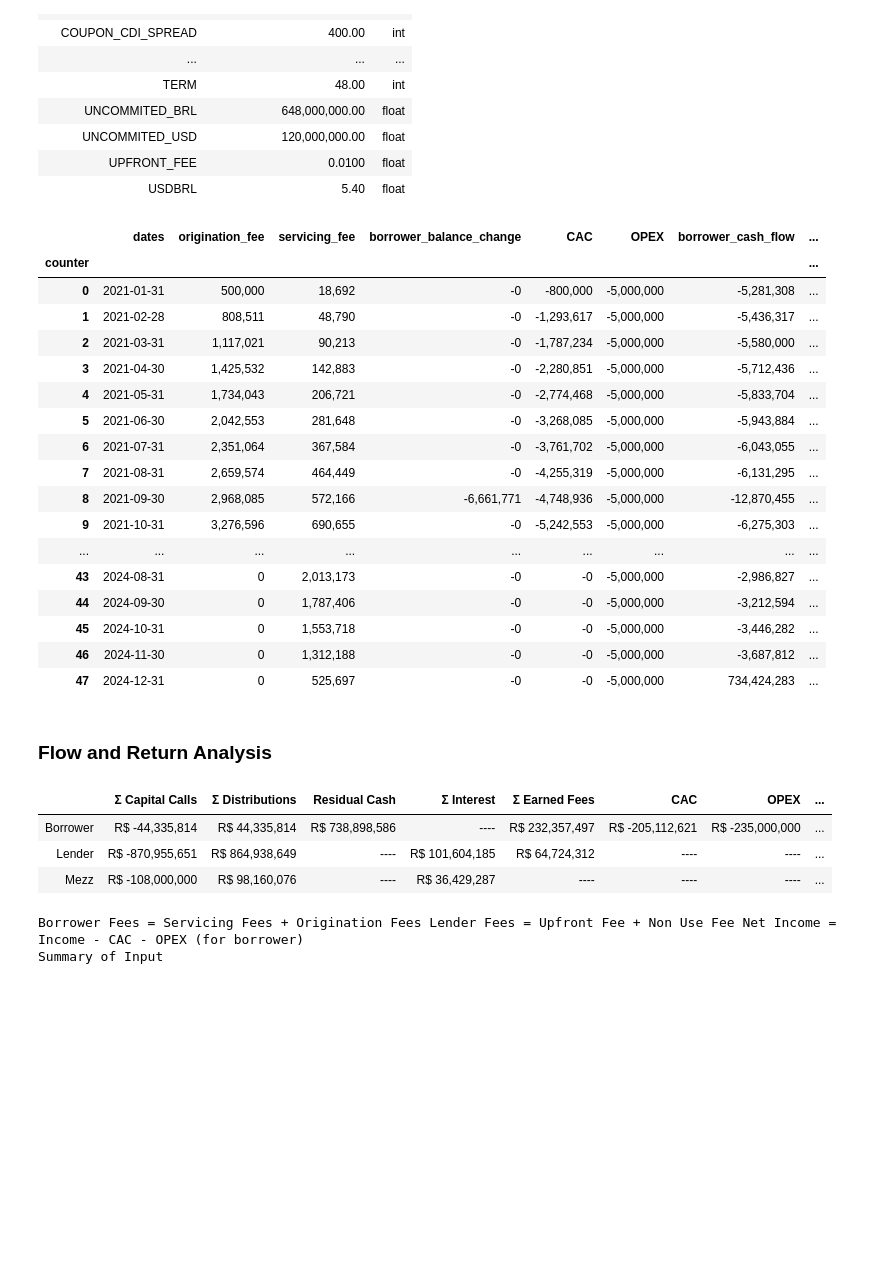
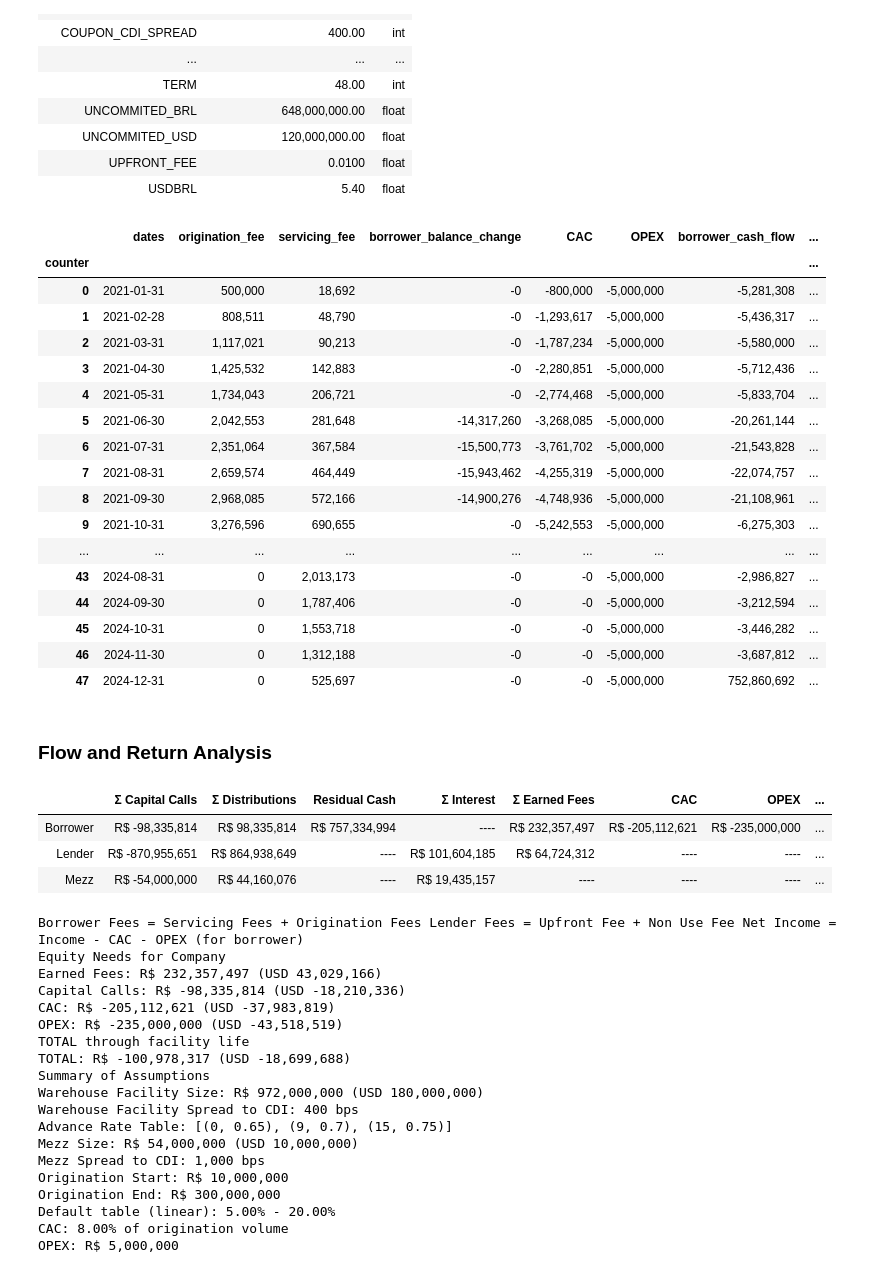
Before and after one commit to Thethirtyone/warehouse, a Jupyter notebook: warehouse_facility.ipynb, the cells around one changed output. Cells and saved outputs as stored; diff of their text form; code cells hidden in the pictures; blank space fills up the shorter version.

```diff
--- a/warehouse_facility.ipynb
+++ b/warehouse_facility.ipynb
@@ -62,7 +63,7 @@ PRE_MONEY_VAL = 200e6
 LEAD_WARRANTS = 0.01
 
 # Mezzanine indicative Terms
-MEZZ_SIZE_USD = 20e6
+MEZZ_SIZE_USD = 10e6
 MEZZ_SIZE = MEZZ_SIZE_USD * USDBRL
 MEZZ_SPREAD_CDI = 1000
 
@@ -427,17 +428,17 @@ df_b[['dates', 'origination_fee', 'servicing_fee', 'borrower_balance_change', 'C
 | 2 | 2021-03-31 | 1,117,021 | 90,213 | -0 | -1,787,234 | -5,000,000 | -5,580,000 | ... |
 | 3 | 2021-04-30 | 1,425,532 | 142,883 | -0 | -2,280,851 | -5,000,000 | -5,712,436 | ... |
 | 4 | 2021-05-31 | 1,734,043 | 206,721 | -0 | -2,774,468 | -5,000,000 | -5,833,704 | ... |
-| 5 | 2021-06-30 | 2,042,553 | 281,648 | -0 | -3,268,085 | -5,000,000 | -5,943,884 | ... |
-| 6 | 2021-07-31 | 2,351,064 | 367,584 | -0 | -3,761,702 | -5,000,000 | -6,043,055 | ... |
-| 7 | 2021-08-31 | 2,659,574 | 464,449 | -0 | -4,255,319 | -5,000,000 | -6,131,295 | ... |
-| 8 | 2021-09-30 | 2,968,085 | 572,166 | -6,661,771 | -4,748,936 | -5,000,000 | -12,870,455 | ... |
+| 5 | 2021-06-30 | 2,042,553 | 281,648 | -14,317,260 | -3,268,085 | -5,000,000 | -20,261,144 | ... |
+| 6 | 2021-07-31 | 2,351,064 | 367,584 | -15,500,773 | -3,761,702 | -5,000,000 | -21,543,828 | ... |
+| 7 | 2021-08-31 | 2,659,574 | 464,449 | -15,943,462 | -4,255,319 | -5,000,000 | -22,074,757 | ... |
+| 8 | 2021-09-30 | 2,968,085 | 572,166 | -14,900,276 | -4,748,936 | -5,000,000 | -21,108,961 | ... |
 | 9 | 2021-10-31 | 3,276,596 | 690,655 | -0 | -5,242,553 | -5,000,000 | -6,275,303 | ... |
 | ... | ... | ... | ... | ... | ... | ... | ... | ... |
 | 43 | 2024-08-31 | 0 | 2,013,173 | -0 | -0 | -5,000,000 | -2,986,827 | ... |
 | 44 | 2024-09-30 | 0 | 1,787,406 | -0 | -0 | -5,000,000 | -3,212,594 | ... |
 | 45 | 2024-10-31 | 0 | 1,553,718 | -0 | -0 | -5,000,000 | -3,446,282 | ... |
 | 46 | 2024-11-30 | 0 | 1,312,188 | -0 | -0 | -5,000,000 | -3,687,812 | ... |
-| 47 | 2024-12-31 | 0 | 525,697 | -0 | -0 | -5,000,000 | 734,424,283 | ... |
+| 47 | 2024-12-31 | 0 | 525,697 | -0 | -0 | -5,000,000 | 752,860,692 | ... |
 # %%
 # Return summary statistics
 # Borrower Cash Flows
@@ -451,7 +452,7 @@ borrower_fees = df_b['origination_fee'].sum()	+ df_b['servicing_fee'].sum()
 borrower_cac = df_b['CAC'].sum()
 borrower_opex = df_b['OPEX'].sum()
 borrower_pnl = df['margin_call'].sum() + borrower_distributions + borrower_fees + df.iloc[-1]['cash_balance'] + borrower_cac + borrower_opex
-borrower_roc = borrower_pnl / (-df['margin_call'].sum())
+borrower_roc = borrower_pnl / (-df['margin_call'].sum() - borrower_cac - borrower_opex)
 
 df['lender_change'] = df['lender_balance'].diff()
 lender_distributions = df[df['lender_change'] > 0]['lender_change'].sum()
@@ -590,39 +591,73 @@ table_html = f"""
     ----
     </td>
     <td style='background=light_grey'>
     ----
     </td>
     <td style='background=light_grey'>
     ----
     </td>
     <td>
     R$ {str('{:,.0f}'.format(mezz_pnl))}
     </td>
     <td>
      {str('{:,.2f}'.format(mezz_roc * 100))} %
     </td>
 
 </tr>
 </tbody>
 </table>
 </br></br>
 <small>
 Borrower Fees = Servicing Fees + Origination Fees</br>
 Lender Fees = Upfront Fee + Non Use Fee
 Net Income = Income - CAC - OPEX  (for borrower)
 </small>
-<h3 style='border-bottom-style: solid; border-bottom-color: coral'> Summary of Input </h3>
+<h3 style='border-bottom-style: solid; border-bottom-color: coral'> Equity Needs for Company </h3>
+<p>Earned Fees: R$ {str('{:,.0f}'.format(borrower_fees))} (USD {str('{:,.0f}'.format(borrower_fees/USDBRL))})</p>
+<p>Capital Calls: R$ {str('{:,.0f}'.format(df['margin_call'].sum()))} (USD {str('{:,.0f}'.format(df['margin_call'].sum() / USDBRL))})</p>
+<p>CAC: R$ {str('{:,.0f}'.format(borrower_cac))} (USD {str('{:,.0f}'.format(borrower_cac/USDBRL))})</p>
+<p>OPEX: R$ {str('{:,.0f}'.format(borrower_opex))} (USD {str('{:,.0f}'.format(borrower_opex/USDBRL))})</p>
+<lead style='border-bottom-style: solid; border-bottom-color: white'>TOTAL through facility life</lead>
+<p>TOTAL: R$ {str('{:,.0f}'.format(borrower_opex+df['margin_call'].sum()+CAC+borrower_fees))} (USD {str('{:,.0f}'.format((borrower_opex+df['margin_call'].sum()+CAC+borrower_fees)/USDBRL))})</p>
 
+<h3 style='border-bottom-style: solid; border-bottom-color: coral'> Summary of Assumptions </h3>
+<p>Warehouse Facility Size: R$ {str('{:,.0f}'.format(SIZE_BRL))} (USD {str('{:,.0f}'.format(SIZE_USD))})</p>
+<p>Warehouse Facility Spread to CDI: {str('{:,.0f}'.format(COUPON_CDI_SPREAD))} bps</p>
+<p>Advance Rate Table: {ADVANCE_RATE}</p>
+<p>Mezz Size: R$ {str('{:,.0f}'.format(MEZZ_SIZE))} (USD {str('{:,.0f}'.format(MEZZ_SIZE_USD))})</p>
+<p>Mezz Spread to CDI: {str('{:,.0f}'.format(MEZZ_SPREAD_CDI))} bps</p>
+<p>Origination Start: R$ {str('{:,.0f}'.format(OV_START))}</p>
+<p>Origination End: R$ {str('{:,.0f}'.format(OV_END))}</p>
+<p>Default table (linear): {str('{:,.2f}'.format(DEFAULT_START * 100))}% - {str('{:,.2f}'.format(DEFAULT_END * 100))}%</p>
+<p>CAC: {str('{:,.2f}'.format(CAC * 100))}% of origination volume</p>
+<p>OPEX: R$ {str('{:,.0f}'.format(OPEX))}</p>
 """
 display(HTML(table_html))
 # %% [output]
 Flow and Return Analysis
 |  | Σ Capital Calls | Σ Distributions | Residual Cash | Σ Interest | Σ Earned Fees | CAC | OPEX | ... |
-| Borrower | R$ -44,335,814 | R$ 44,335,814 | R$ 738,898,586 | ---- | R$ 232,357,497 | R$ -205,112,621 | R$ -235,000,000 | ... |
+| Borrower | R$ -98,335,814 | R$ 98,335,814 | R$ 757,334,994 | ---- | R$ 232,357,497 | R$ -205,112,621 | R$ -235,000,000 | ... |
 | Lender | R$ -870,955,651 | R$ 864,938,649 | ---- | R$ 101,604,185 | R$ 64,724,312 | ---- | ---- | ... |
-| Mezz | R$ -108,000,000 | R$ 98,160,076 | ---- | R$ 36,429,287 | ---- | ---- | ---- | ... |
+| Mezz | R$ -54,000,000 | R$ 44,160,076 | ---- | R$ 19,435,157 | ---- | ---- | ---- | ... |
 Borrower Fees = Servicing Fees + Origination Fees Lender Fees = Upfront Fee + Non Use Fee Net Income = Income - CAC - OPEX (for borrower)
-Summary of Input
+Equity Needs for Company
+Earned Fees: R$ 232,357,497 (USD 43,029,166)
+Capital Calls: R$ -98,335,814 (USD -18,210,336)
+CAC: R$ -205,112,621 (USD -37,983,819)
+OPEX: R$ -235,000,000 (USD -43,518,519)
+TOTAL through facility life
+TOTAL: R$ -100,978,317 (USD -18,699,688)
+Summary of Assumptions
+Warehouse Facility Size: R$ 972,000,000 (USD 180,000,000)
+Warehouse Facility Spread to CDI: 400 bps
+Advance Rate Table: [(0, 0.65), (9, 0.7), (15, 0.75)]
+Mezz Size: R$ 54,000,000 (USD 10,000,000)
+Mezz Spread to CDI: 1,000 bps
+Origination Start: R$ 10,000,000
+Origination End: R$ 300,000,000
+Default table (linear): 5.00% - 20.00%
+CAC: 8.00% of origination volume
+OPEX: R$ 5,000,000
 # %%
 # Borrower Cash Flow Chart
 try:
```
Also changed, not shown: parts of 5 cells of this notebook, 2 other files.
